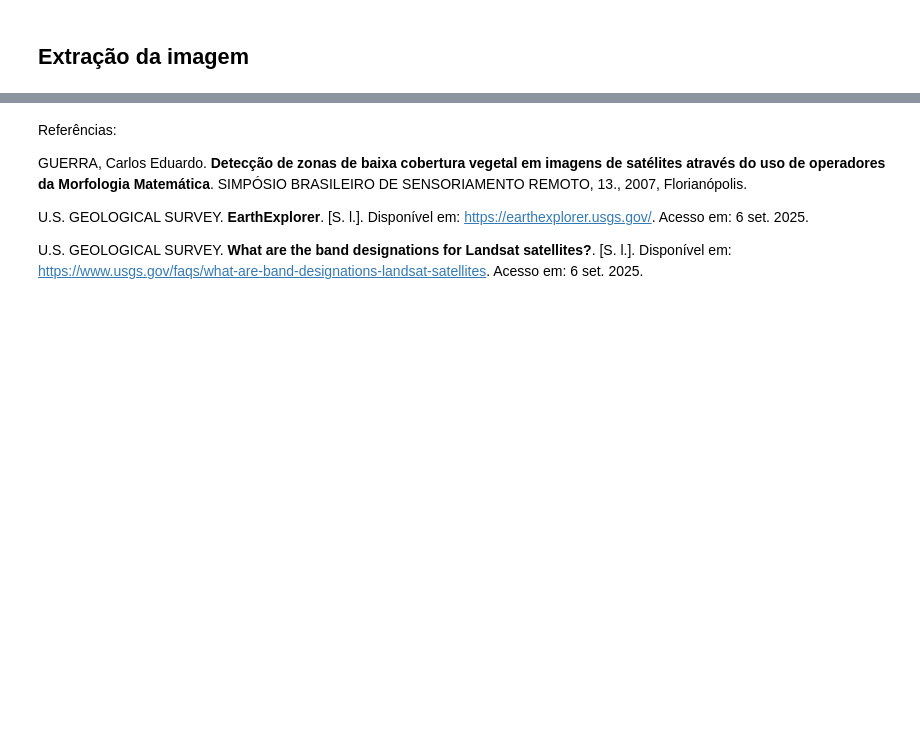
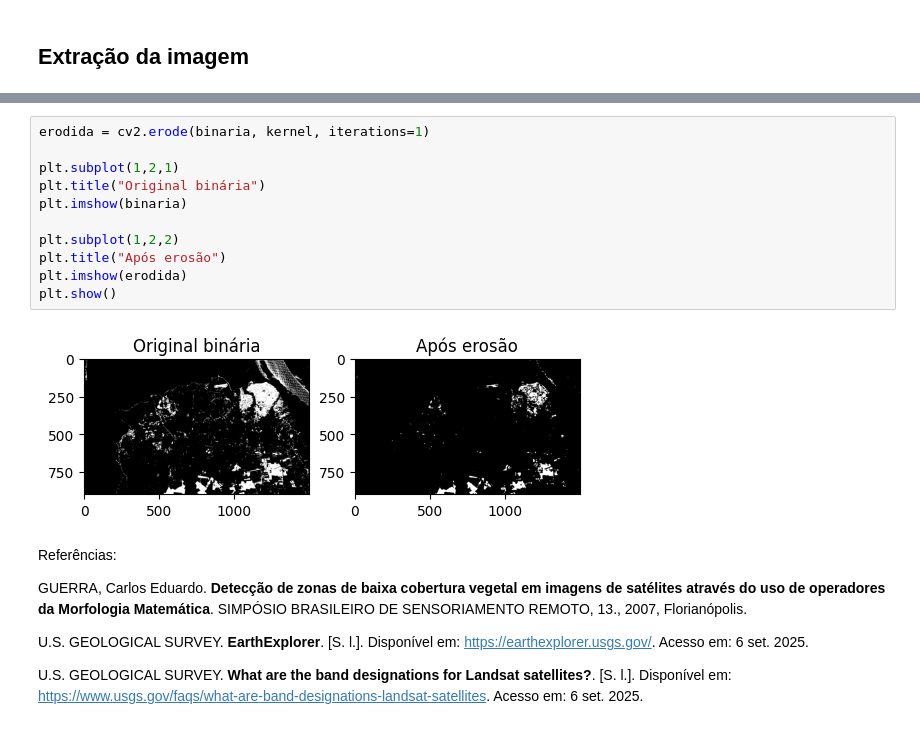
Before and after one commit to joao-martinho/pi, a Jupyter notebook: Trabalho 1/trabalho01.ipynb, the cells around one changed output, grey strips where cells are left out. Cells and saved outputs as stored; diff of their text form; blank space fills up the shorter version.

```diff
--- a/Trabalho 1/trabalho01.ipynb
+++ b/Trabalho 1/trabalho01.ipynb
@@ -77,3 +62,16 @@ array([[0, 1, 1, 1, 1, 1, 1, 1, 1, 1, 1, 1, 1, 1, 1, 1, 1, 1, 1, 1, 1, 1,
+# %%
+erodida = cv2.erode(binaria, kernel, iterations=1)
+
+plt.subplot(1,2,1)
+plt.title("Original binária")
+plt.imshow(binaria)
+
+plt.subplot(1,2,2)
+plt.title("Após erosão")
+plt.imshow(erodida)
+plt.show()
+# %% [output]
+[figure, added]
 # %% [markdown]
 Referências:
 
```
Also changed, not shown: parts of 7 cells of this notebook.
